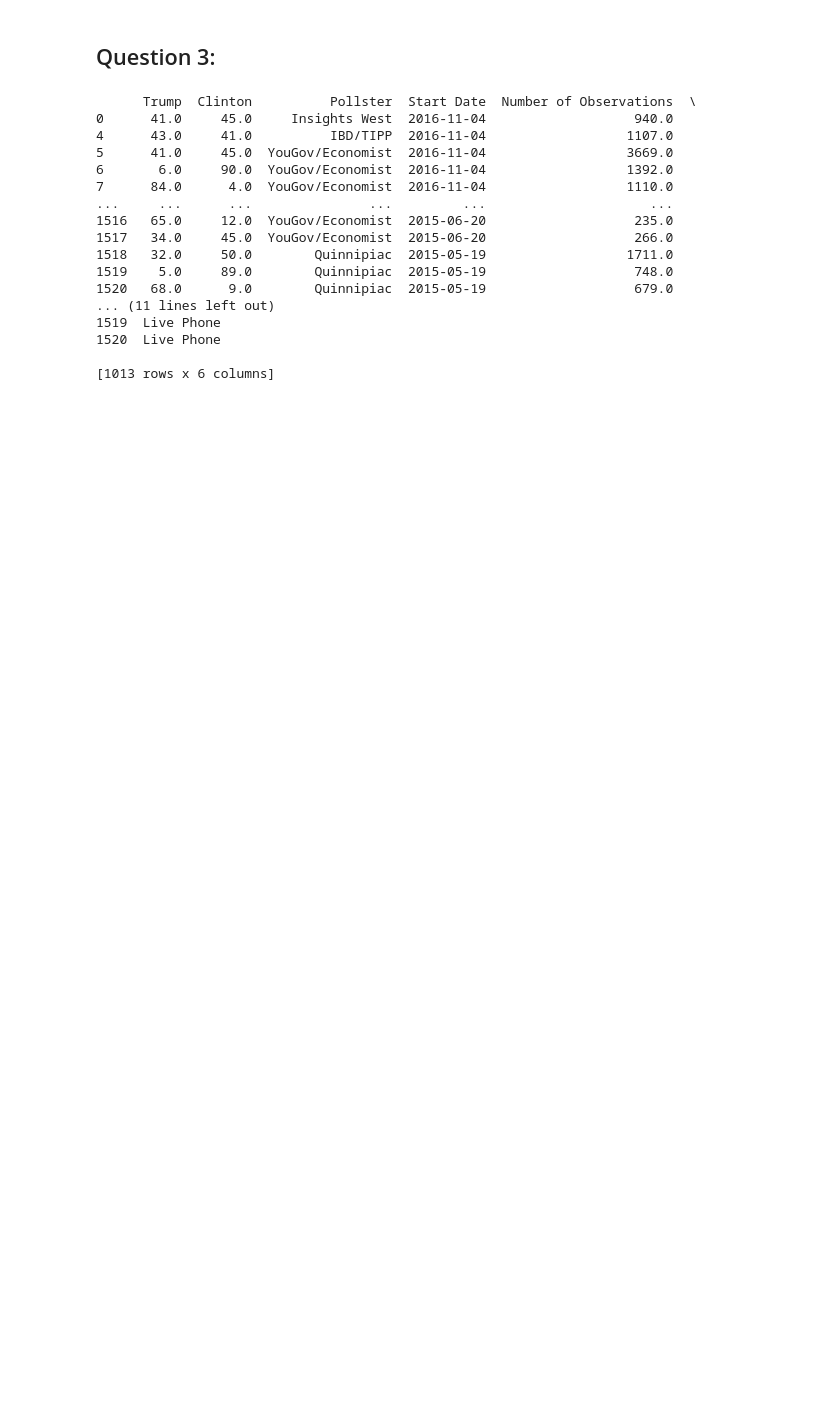
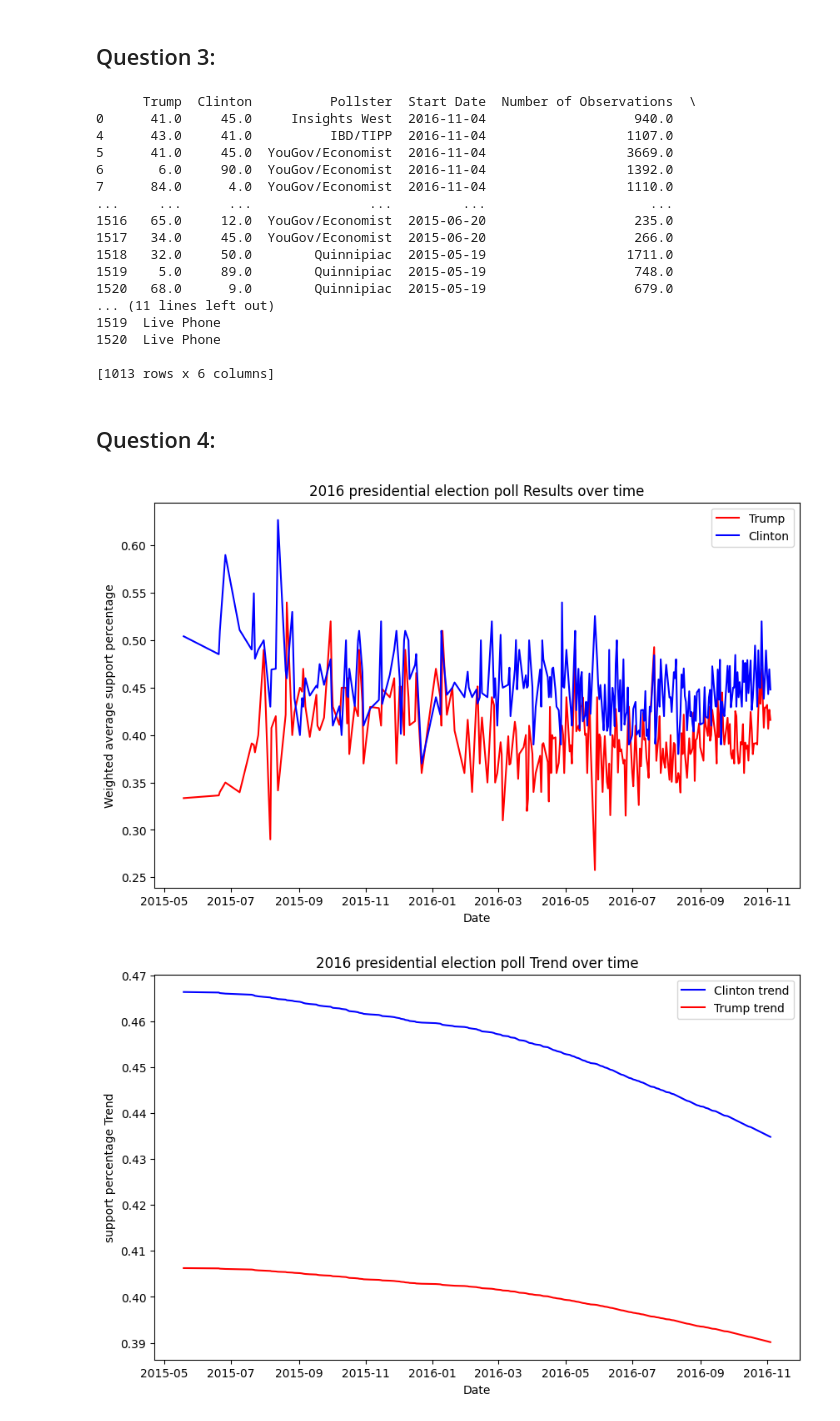
Before and after one commit to erfan-f/Data-Science-Course, a Jupyter notebook: CA0/Q#3.ipynb, the cells around one changed output. Drawn from its saved outputs; the diff is of its cells as text; code cells hidden in the pictures; blank space fills up the shorter version.

```diff
--- a/CA0/Q#3.ipynb
+++ b/CA0/Q#3.ipynb
@@ -67,9 +68,12 @@ print(confidence_interval/iters)
 ## Question 3:
 # %%
 
-df_cleaned =df[['Trump', 'Clinton', 'Pollster', 'Start Date',
+df_cleaned =df[['Trump', 'Clinton', 'pollster', 'Start Date',
 'Number of Observations','Mode']]
 
+
+
+
 print(df_cleaned)
 # %% [output]
       Trump  Clinton          Pollster  Start Date  Number of Observations  \
@@ -89,3 +93,64 @@ print(df_cleaned)
 1520  Live Phone
 
 [1013 rows x 6 columns]
+# %% [markdown]
+## Question 4:
+# %%
+plt.figure(figsize=(10, 6))
+
+df_cleaned.loc[:, 'Start Date'] = pd.to_datetime(df['Start Date'])
+df_cleaned.loc[:,'Number of Trump supporters'] = df["Trump"]*df['Number of Observations']/100
+df_cleaned.loc[:,'Number of Clinton supporters'] = df["Clinton"]*df['Number of Observations']/100
+
+
+grouped_data = df_cleaned.groupby("Start Date").agg(
+    total_observations=("Number of Observations", "sum"),
+    total_trump_supporters=("Number of Trump supporters", "sum"),
+    total_clinton_supporters=("Number of Clinton supporters", "sum")
+)
+
+grouped_data["Trump average percentage"] = grouped_data["total_trump_supporters"]/grouped_data["total_observations"]
+
+grouped_data["Clinton average percentage"] = grouped_data["total_clinton_supporters"]/grouped_data["total_observations"]
+
+grouped_data = grouped_data.reset_index()
+
+sns.lineplot(x="Start Date", y="Trump average percentage", data=grouped_data, color="red", label="Trump")
+
+sns.lineplot(x="Start Date", y="Clinton average percentage", data=grouped_data, color="blue", label="Clinton")
+
+plt.xlabel("Date")
+plt.ylabel("Weighted average support percentage")
+plt.title("2016 presidential election poll Results over time")
+plt.legend()
+plt.show()
+
+
+
+
+
+
+x = np.arange(len(grouped_data["Clinton average percentage"]))
+y = grouped_data["Clinton average percentage"]
+coefficients = np.polyfit(x, y, deg=1)
+trend_line = np.polyval(coefficients, x)
+
+
+x1 = np.arange(len(grouped_data["Trump average percentage"]))
+y1 = grouped_data["Trump average percentage"]
+coefficients = np.polyfit(x1, y1, deg=1)
+trend_line1 = np.polyval(coefficients, x1)
+
+plt.figure(figsize=(10, 6))
+
+plt.plot(grouped_data["Start Date"], trend_line, label=f'Clinton trend', color='blue')
+plt.plot(grouped_data["Start Date"], trend_line1, label=f'Trump trend', color='red')
+
+plt.xlabel('Date')
+plt.ylabel('support percentage Trend')
+plt.title('2016 presidential election poll Trend over time')
+plt.legend()
+plt.show()
+# %% [output]
+[figure, added]
+[figure, added]
```
Also changed, not shown: parts of 10 cells of this notebook.
